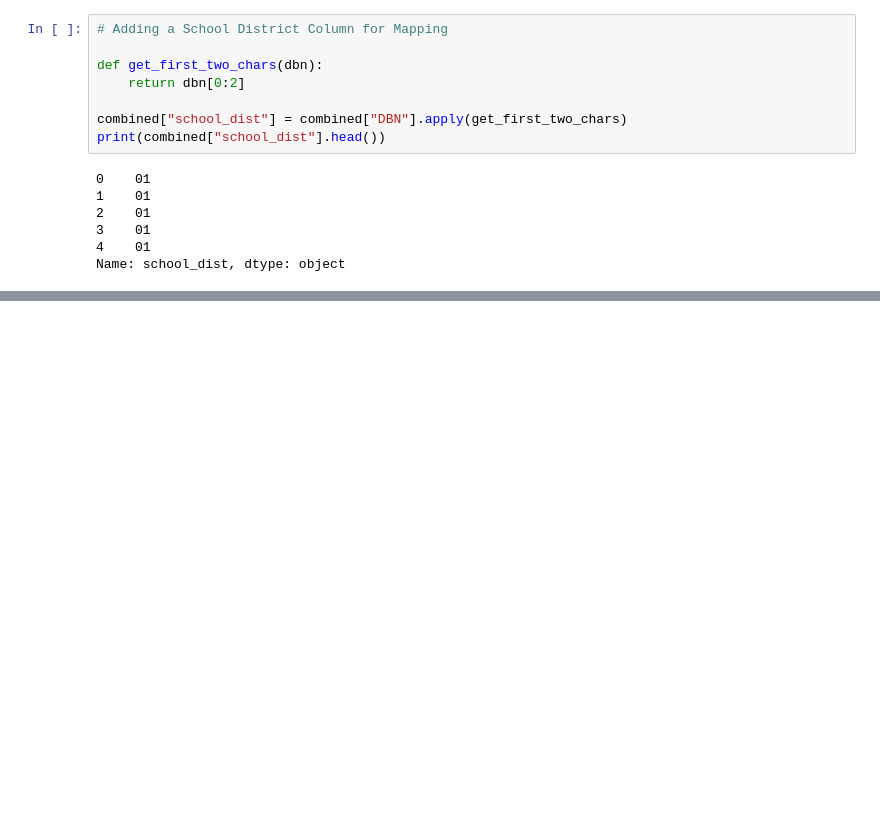
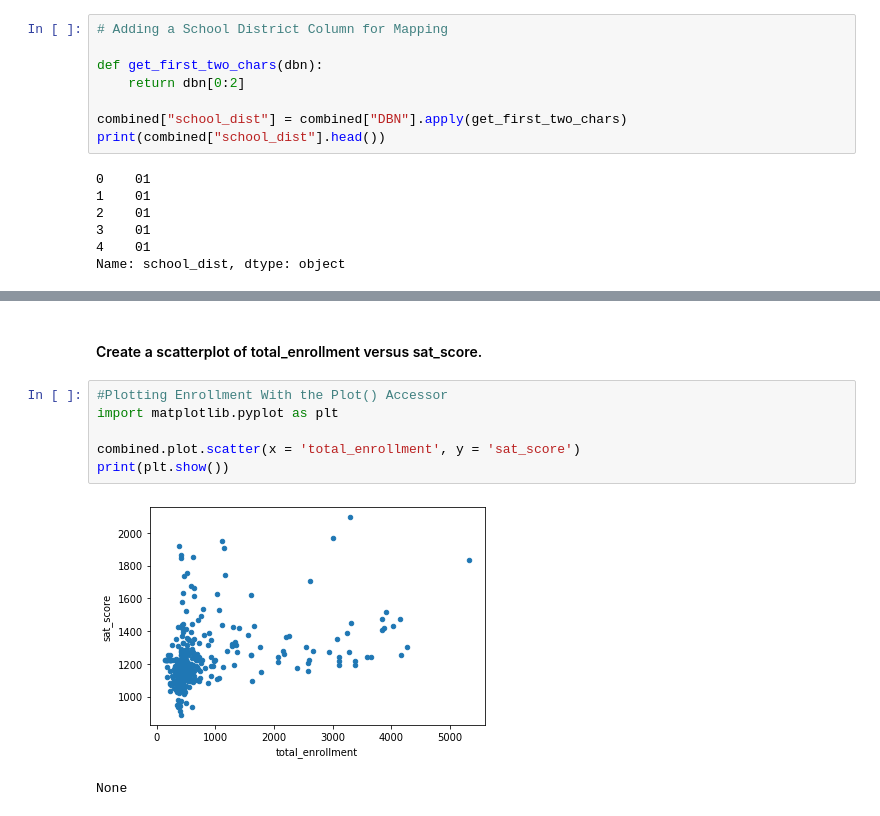
Before and after one commit to ebenebe/Data-Cleaning-Walkthrough_NYC_SAT_Scores, a Jupyter notebook: Data Cleaning Walkthrough_NYC_SAT_Scores-checkpoint.ipynb, the cells around one changed output, grey strips where cells are left out. Cells and saved outputs as stored; diff of their text form; blank space fills up the shorter version.

```diff
--- a/Data Cleaning Walkthrough_NYC_SAT_Scores-checkpoint.ipynb
+++ b/Data Cleaning Walkthrough_NYC_SAT_Scores-checkpoint.ipynb
@@ -530,0 +557,11 @@ Name: school_dist, dtype: object
+# %% [markdown]
+#### Create a scatterplot of total_enrollment versus sat_score.
+# %%
+#Plotting Enrollment With the Plot() Accessor
+import matplotlib.pyplot as plt
+
+combined.plot.scatter(x = 'total_enrollment', y = 'sat_score')
+print(plt.show())
+# %% [output]
+[figure, added]
+None
```
Also changed, not shown: parts of 7 cells of this notebook.
